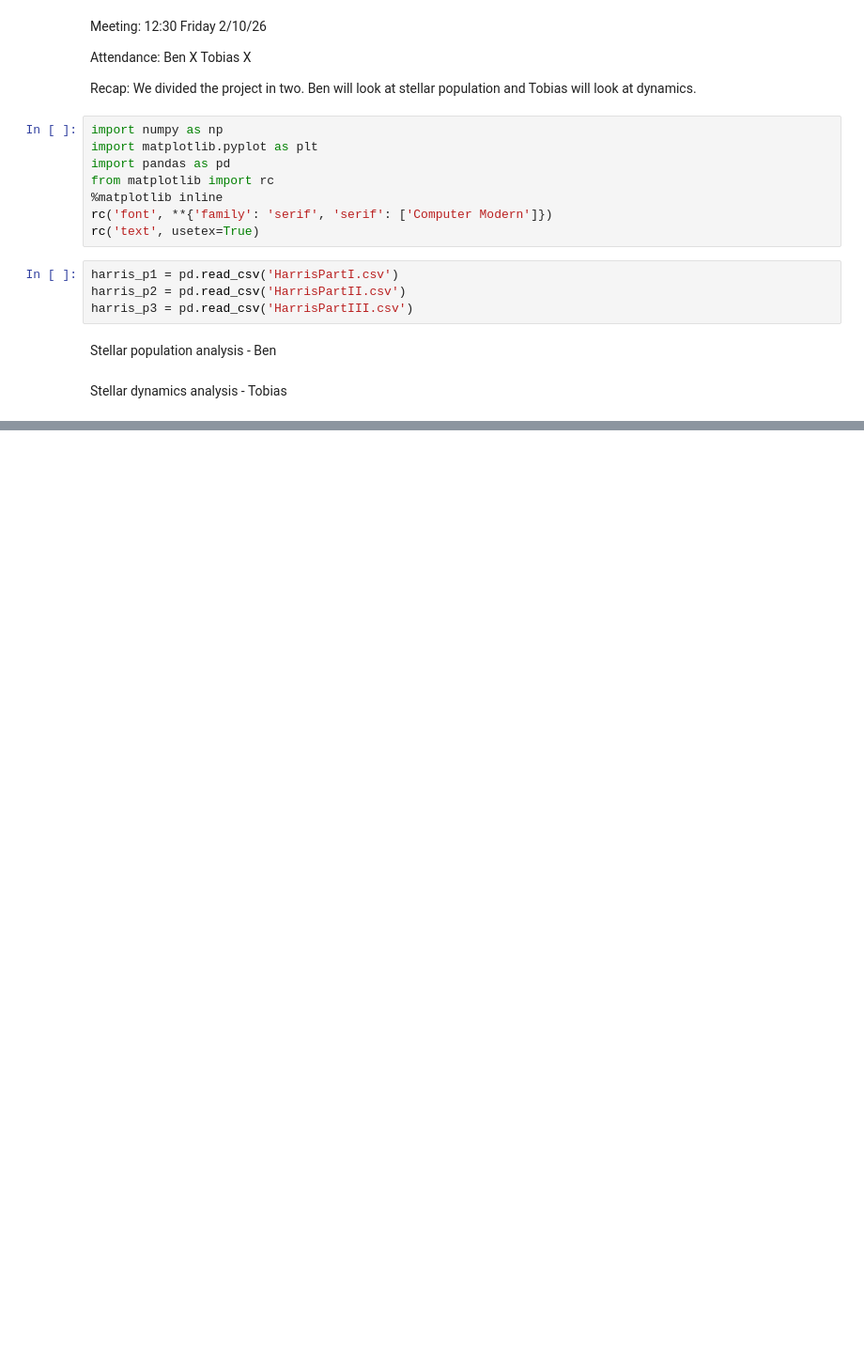
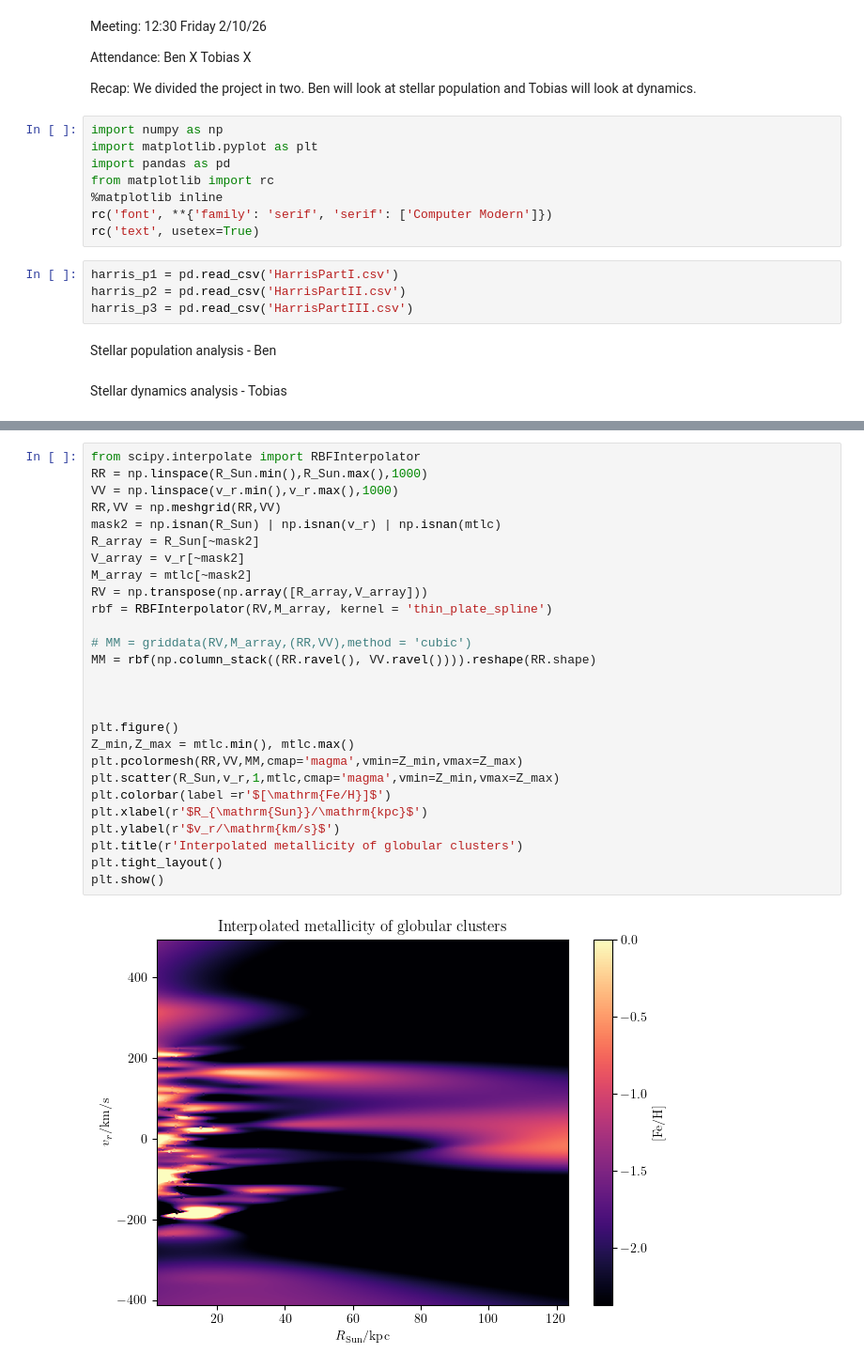
Before and after one commit to eddikebrygger/PHYS3116---Project, a Jupyter notebook: Main_file.ipynb, the cells around one changed output, grey strips where cells are left out. Shown at 94% size. Cells and saved outputs as stored; diff of their text form; blank space fills up the shorter version.

```diff
--- a/Main_file.ipynb
+++ b/Main_file.ipynb
@@ -28,0 +47,29 @@ v_r = pd.to_numeric(harris_p3['v_r'],errors='coerce')
+# %%
+from scipy.interpolate import RBFInterpolator
+RR = np.linspace(R_Sun.min(),R_Sun.max(),1000)
+VV = np.linspace(v_r.min(),v_r.max(),1000)
+RR,VV = np.meshgrid(RR,VV)
+mask2 = np.isnan(R_Sun) | np.isnan(v_r) | np.isnan(mtlc)
+R_array = R_Sun[~mask2]
+V_array = v_r[~mask2]
+M_array = mtlc[~mask2]
+RV = np.transpose(np.array([R_array,V_array]))
+rbf = RBFInterpolator(RV,M_array, kernel = 'thin_plate_spline')
+
+# MM = griddata(RV,M_array,(RR,VV),method = 'cubic')
+MM = rbf(np.column_stack((RR.ravel(), VV.ravel()))).reshape(RR.shape)
+
+
+
+plt.figure()
+Z_min,Z_max = mtlc.min(), mtlc.max()
+plt.pcolormesh(RR,VV,MM,cmap='magma',vmin=Z_min,vmax=Z_max)
+plt.scatter(R_Sun,v_r,1,mtlc,cmap='magma',vmin=Z_min,vmax=Z_max)
+plt.colorbar(label =r'$[\mathrm{Fe/H}]$')
+plt.xlabel(r'$R_{\mathrm{Sun}}/\mathrm{kpc}$')
+plt.ylabel(r'$v_r/\mathrm{km/s}$')
+plt.title(r'Interpolated metallicity of globular clusters')
+plt.tight_layout()
+plt.show()
+# %% [output]
+[figure, added]
```
Also changed, not shown: parts of 2 cells of this notebook.
